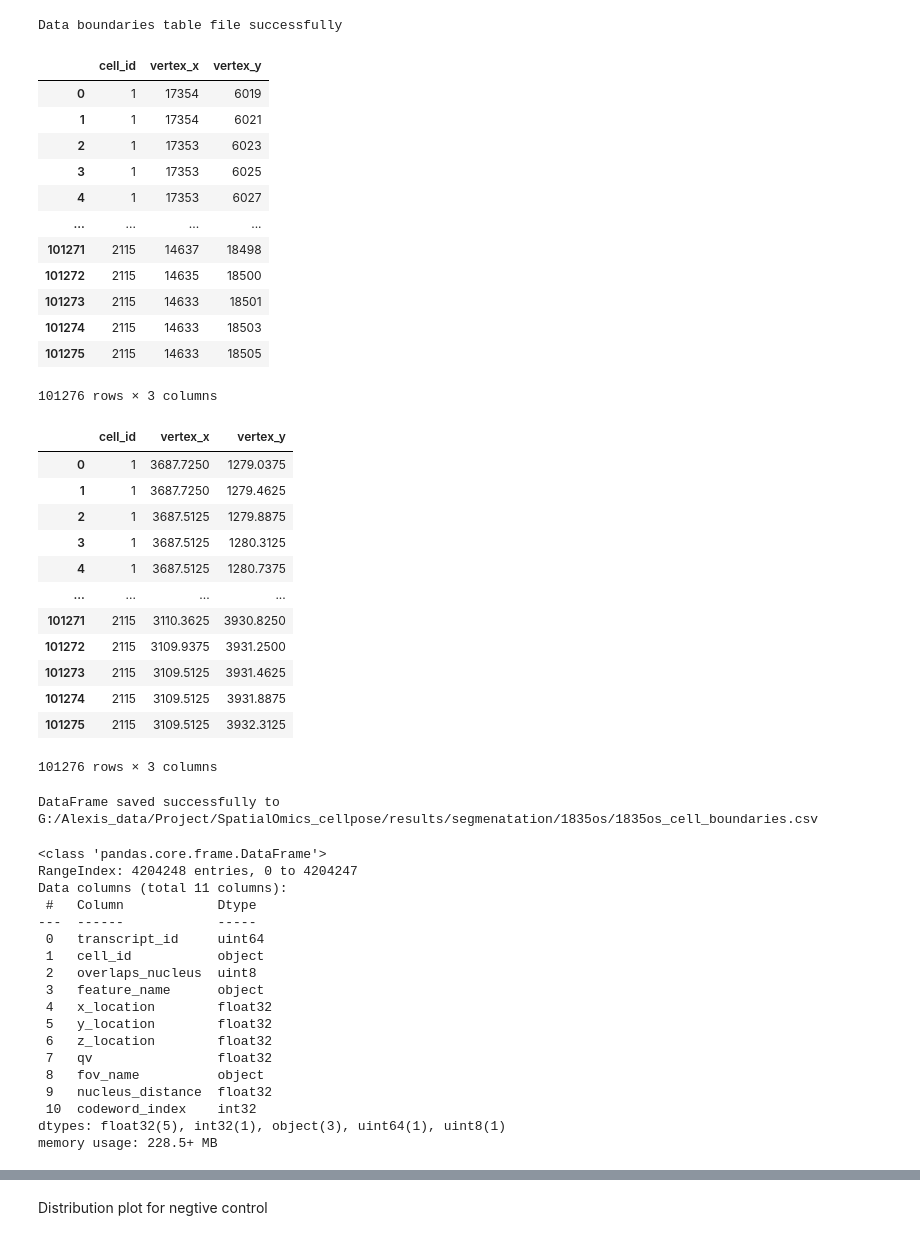
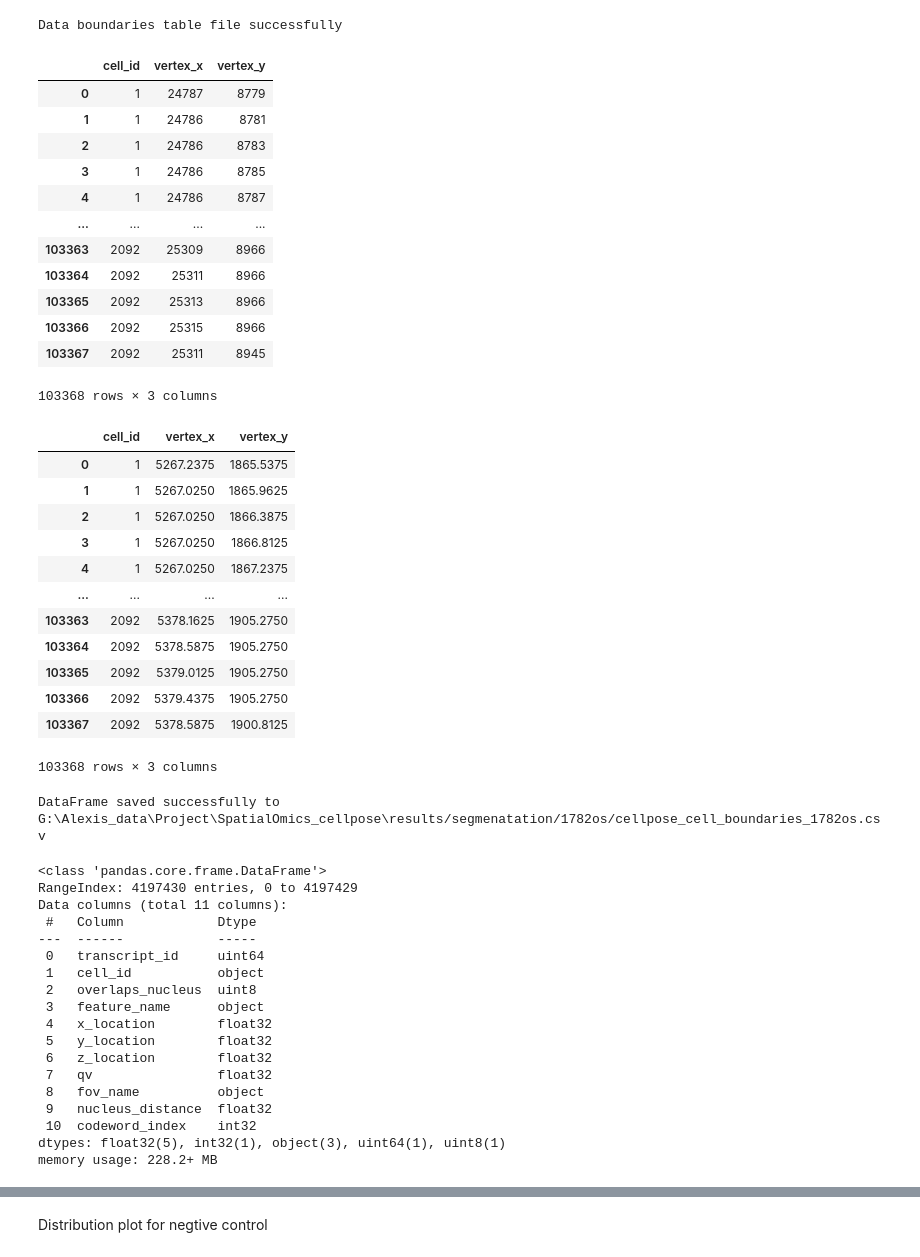
Before and after one commit to xiwang3236/SpatialOmics_cellpose, a Jupyter notebook: src/assign_transcripts.ipynb, the cells around one changed output, grey strips where cells are left out. Drawn from its saved outputs; the diff is of its cells as text; code cells hidden in the pictures.

```diff
--- a/src/assign_transcripts.ipynb
+++ b/src/assign_transcripts.ipynb
@@ -1,24 +8,24 @@
 # %%
 import pandas as pd
-boundaries_df_origin = pd.read_csv('G:/Alexis_data/Project/SpatialOmics_cellpose/results/segmenatation/1835os/cellpose_cell_boundaries_1835os.csv')
+boundaries_df_origin = pd.read_csv(f'{ddir}/segmenatation/{sample_name}/cellpose_cell_boundaries_{sample_name}.csv')
 print("Data boundaries table file successfully")
 
 boundaries_df_origin
 # %% [output]
 Data boundaries table file successfully
 |  | cell_id | vertex_x | vertex_y |
-| 0 | 1 | 17354 | 6019 |
-| 1 | 1 | 17354 | 6021 |
-| 2 | 1 | 17353 | 6023 |
-| 3 | 1 | 17353 | 6025 |
-| 4 | 1 | 17353 | 6027 |
+| 0 | 1 | 24787 | 8779 |
+| 1 | 1 | 24786 | 8781 |
+| 2 | 1 | 24786 | 8783 |
+| 3 | 1 | 24786 | 8785 |
+| 4 | 1 | 24786 | 8787 |
 | ... | ... | ... | ... |
-| 101271 | 2115 | 14637 | 18498 |
-| 101272 | 2115 | 14635 | 18500 |
-| 101273 | 2115 | 14633 | 18501 |
-| 101274 | 2115 | 14633 | 18503 |
-| 101275 | 2115 | 14633 | 18505 |
+| 103363 | 2092 | 25309 | 8966 |
+| 103364 | 2092 | 25311 | 8966 |
+| 103365 | 2092 | 25313 | 8966 |
+| 103366 | 2092 | 25315 | 8966 |
+| 103367 | 2092 | 25311 | 8945 |
-101276 rows × 3 columns
+103368 rows × 3 columns
 # %%
 boundaries_df = boundaries_df_origin
 # %%
@@ -30,38 +37,38 @@ boundaries_df['vertex_y'] = boundaries_df['vertex_y'] * rescale_factor
 boundaries_df
 # %% [output]
 |  | cell_id | vertex_x | vertex_y |
-| 0 | 1 | 3687.7250 | 1279.0375 |
-| 1 | 1 | 3687.7250 | 1279.4625 |
-| 2 | 1 | 3687.5125 | 1279.8875 |
-| 3 | 1 | 3687.5125 | 1280.3125 |
-| 4 | 1 | 3687.5125 | 1280.7375 |
+| 0 | 1 | 5267.2375 | 1865.5375 |
+| 1 | 1 | 5267.0250 | 1865.9625 |
+| 2 | 1 | 5267.0250 | 1866.3875 |
+| 3 | 1 | 5267.0250 | 1866.8125 |
+| 4 | 1 | 5267.0250 | 1867.2375 |
 | ... | ... | ... | ... |
-| 101271 | 2115 | 3110.3625 | 3930.8250 |
-| 101272 | 2115 | 3109.9375 | 3931.2500 |
-| 101273 | 2115 | 3109.5125 | 3931.4625 |
-| 101274 | 2115 | 3109.5125 | 3931.8875 |
-| 101275 | 2115 | 3109.5125 | 3932.3125 |
+| 103363 | 2092 | 5378.1625 | 1905.2750 |
+| 103364 | 2092 | 5378.5875 | 1905.2750 |
+| 103365 | 2092 | 5379.0125 | 1905.2750 |
+| 103366 | 2092 | 5379.4375 | 1905.2750 |
+| 103367 | 2092 | 5378.5875 | 1900.8125 |
-101276 rows × 3 columns
+103368 rows × 3 columns
 # %%
 # Assuming transcripts_assigned_ture is your DataFrame
-output_path = "G:/Alexis_data/Project/SpatialOmics_cellpose/results/segmenatation/1835os/1835os_cell_boundaries.csv"
+output_path = f"{ddir}/segmenatation/{sample_name}/cellpose_cell_boundaries_{sample_name}.csv"
 
 # Save the DataFrame as a Parquet file
 boundaries_df.to_csv(output_path, index=False)
 
 print(f"DataFrame saved successfully to {output_path}")
 # %% [output]
-DataFrame saved successfully to G:/Alexis_data/Project/SpatialOmics_cellpose/results/segmenatation/1835os/1835os_cell_boundaries.csv
+DataFrame saved successfully to G:\Alexis_data\Project\SpatialOmics_cellpose\results/segmenatation/1782os/cellpose_cell_boundaries_1782os.csv
 # %%
 # Read Xenium transcripts output
 # Read in the parquet file, edit path to where parquet file saved
-transcripts_original = pd.read_parquet('G:/Alexis_data/Project/SpatialOmics_cellpose/data/output-XETG00245__0034182__1835os__20240613__195055/transcripts.parquet')
+transcripts_original = pd.read_parquet(f'{base_path}/transcripts.parquet')
 
 # Print information about the data frame
 transcripts_original.info()
 # %% [output]
 <class 'pandas.core.frame.DataFrame'>
-RangeIndex: 4204248 entries, 0 to 4204247
+RangeIndex: 4197430 entries, 0 to 4197429
 Data columns (total 11 columns):
  #   Column            Dtype
 ---  ------            -----
@@ -77,7 +84,7 @@ Data columns (total 11 columns):
  9   nucleus_distance  float32
  10  codeword_index    int32
 dtypes: float32(5), int32(1), object(3), uint64(1), uint8(1)
-memory usage: 228.5+ MB
+memory usage: 228.2+ MB
 # %%
 transcripts_original
 # %% [output]
```
Also changed, not shown: parts of 18 cells of this notebook, 4 other files.
